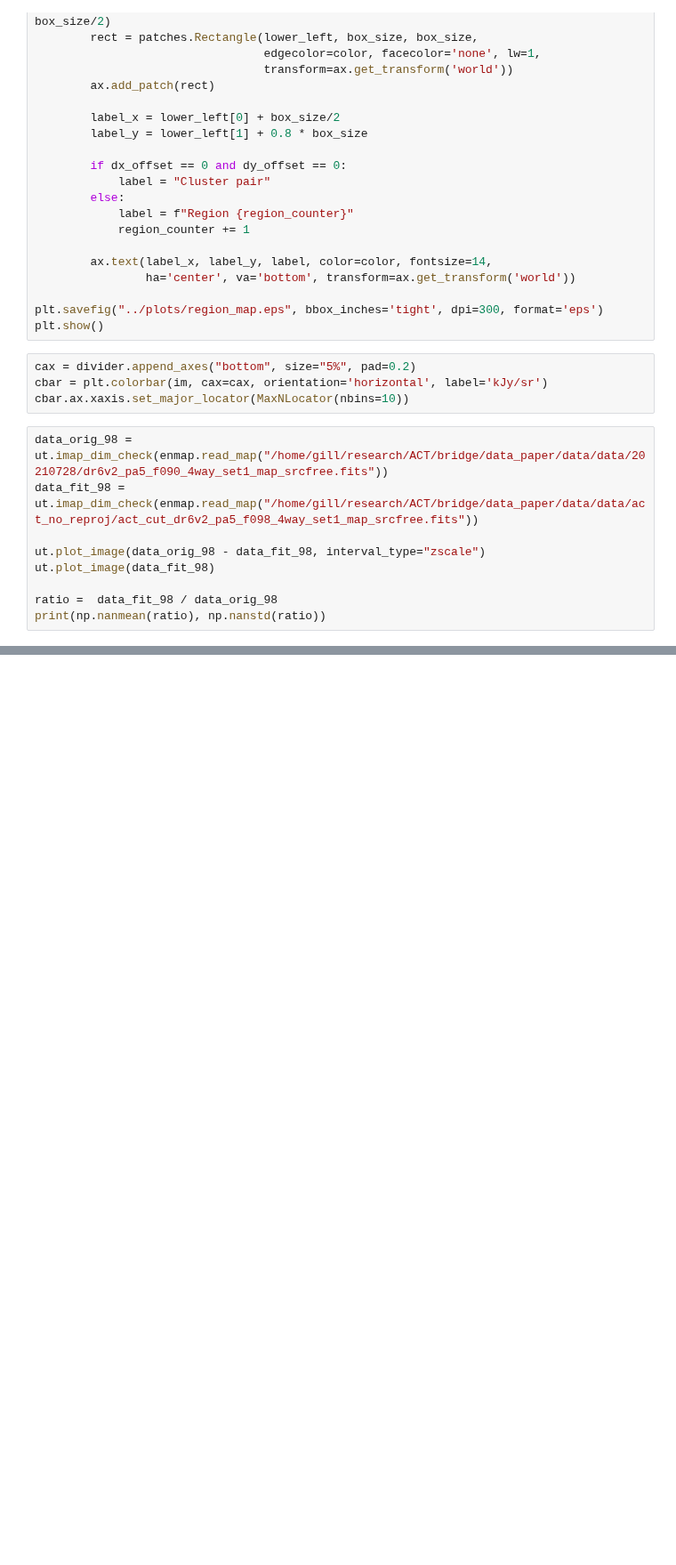
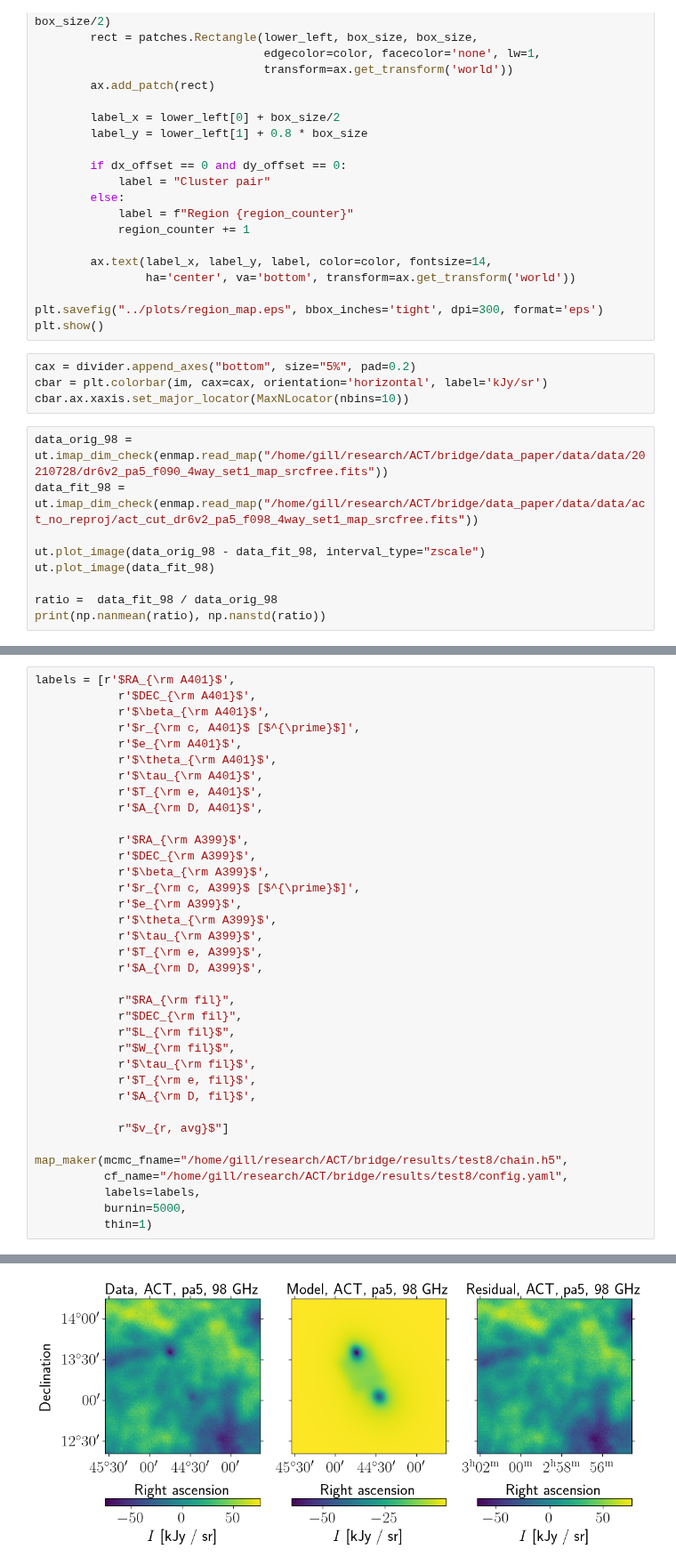
Before and after one commit to guanyilun/multi-freq-bridge, a Jupyter notebook: notebooks/plots_paper.ipynb, the cells around one changed output, grey strips where cells are left out. Shown at 89% size. Drawn from its saved outputs; the diff is of its cells as text; blank space fills up the shorter version.

```diff
--- a/notebooks/plots_paper.ipynb
+++ b/notebooks/plots_paper.ipynb
@@ -606,0 +813,37 @@ data_orig_98.shape
+# %%
+labels = [r'$RA_{\rm A401}$',
+            r'$DEC_{\rm A401}$',
+            r'$\beta_{\rm A401}$',
+            r'$r_{\rm c, A401}$ [$^{\prime}$]',
+            r'$e_{\rm A401}$',
+            r'$\theta_{\rm A401}$',
+            r'$\tau_{\rm A401}$',
+            r'$T_{\rm e, A401}$',
+            r'$A_{\rm D, A401}$',
+
+            r'$RA_{\rm A399}$',
+            r'$DEC_{\rm A399}$',
+            r'$\beta_{\rm A399}$',
+            r'$r_{\rm c, A399}$ [$^{\prime}$]',
+            r'$e_{\rm A399}$',
+            r'$\theta_{\rm A399}$',
+            r'$\tau_{\rm A399}$',
+            r'$T_{\rm e, A399}$',
+            r'$A_{\rm D, A399}$',
+
+            r"$RA_{\rm fil}",
+            r"$DEC_{\rm fil}",
+            r"$L_{\rm fil}$",
+            r"$W_{\rm fil}$",
+            r'$\tau_{\rm fil}$',
+            r'$T_{\rm e, fil}$',
+            r'$A_{\rm D, fil}$',
+
+            r"$v_{r, avg}$"]
+
+map_maker(mcmc_fname="/home/gill/research/ACT/bridge/results/test8/chain.h5",
+          cf_name="/home/gill/research/ACT/bridge/results/test8/config.yaml",
+          labels=labels,
+          burnin=5000,
+          thin=1)
+# %% [output]
@@ -606,0 +867 @@ data_orig_98.shape
+[figure, added]
```
Also changed, not shown: parts of 6 cells of this notebook, 11 other files.
